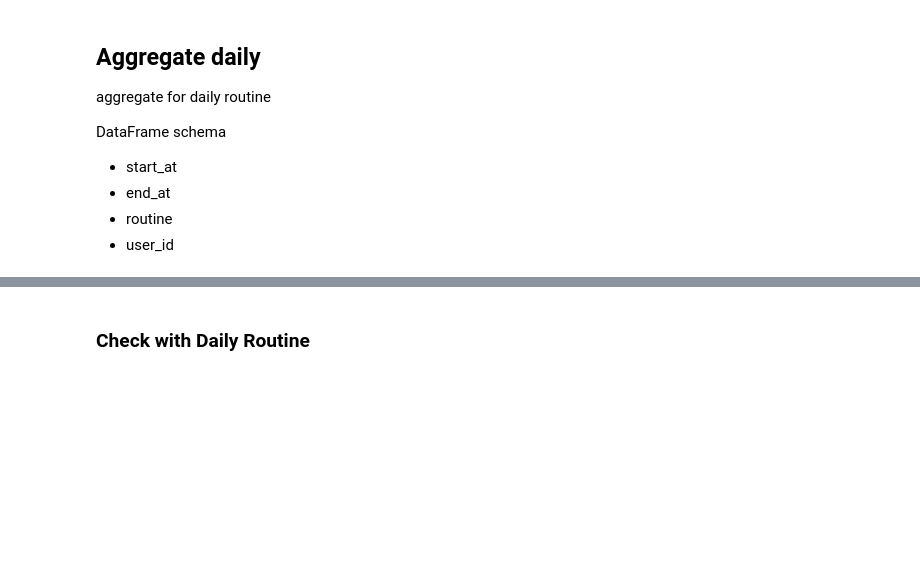
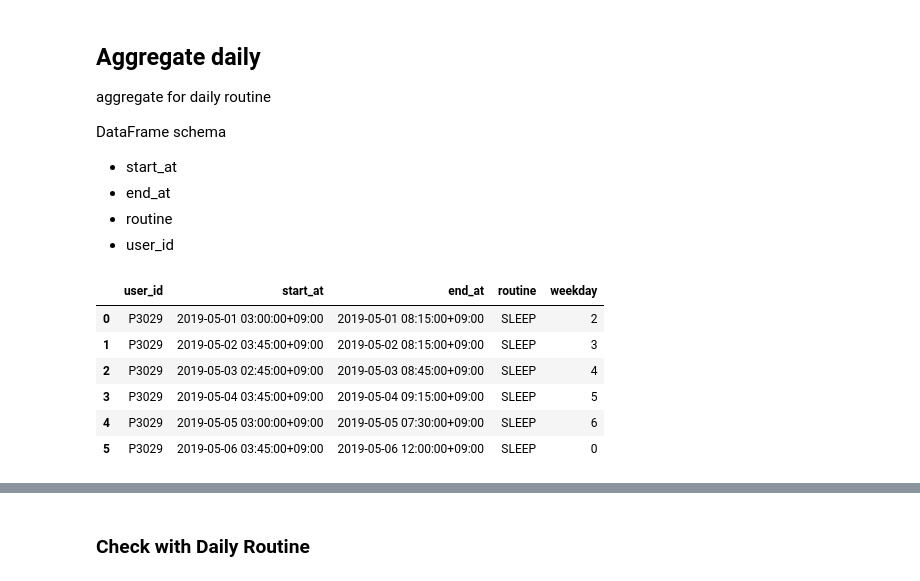
Before and after one commit to sjuuun/RooMBTI, a Jupyter notebook: data_process/aggregate_routine.ipynb, the cells around one changed output, grey strips where cells are left out. Saved outputs shown, nothing was run; the diff lists cells and outputs as text; code cells hidden in the pictures; blank space fills up the shorter version.

```diff
--- a/data_process/aggregate_routine.ipynb
+++ b/data_process/aggregate_routine.ipynb
@@ -24,3 +24,21 @@ DataFrame schema
 USER_ID = 'P3029'
 LOCATION_DATASET_DIRECTORY = f'../csv/routines_raw/{USER_ID}-location.csv'
 SLEEP_DATASET_DIRECTORY = f'../csv/routines_raw/{USER_ID}-sleep.csv'
+# %%
+import pandas as pd
+
+sleep_df = pd.read_csv(SLEEP_DATASET_DIRECTORY)[['user_id', 'start_at', 'end_at', 'routine']]
+sleep_df['start_at'] = pd.to_datetime(sleep_df['start_at'])
+sleep_df['end_at'] = pd.to_datetime(sleep_df['end_at'])
+sleep_df['weekday'] = sleep_df['start_at'].dt.dayofweek
+
+
+sleep_df
+# %% [output]
+|  | user_id | start_at | end_at | routine | weekday |
+| 0 | P3029 | 2019-05-01 03:00:00+09:00 | 2019-05-01 08:15:00+09:00 | SLEEP | 2 |
+| 1 | P3029 | 2019-05-02 03:45:00+09:00 | 2019-05-02 08:15:00+09:00 | SLEEP | 3 |
+| 2 | P3029 | 2019-05-03 02:45:00+09:00 | 2019-05-03 08:45:00+09:00 | SLEEP | 4 |
+| 3 | P3029 | 2019-05-04 03:45:00+09:00 | 2019-05-04 09:15:00+09:00 | SLEEP | 5 |
+| 4 | P3029 | 2019-05-05 03:00:00+09:00 | 2019-05-05 07:30:00+09:00 | SLEEP | 6 |
+| 5 | P3029 | 2019-05-06 03:45:00+09:00 | 2019-05-06 12:00:00+09:00 | SLEEP | 0 |
```
Also changed, not shown: parts of 8 cells of this notebook, 2 other files.
